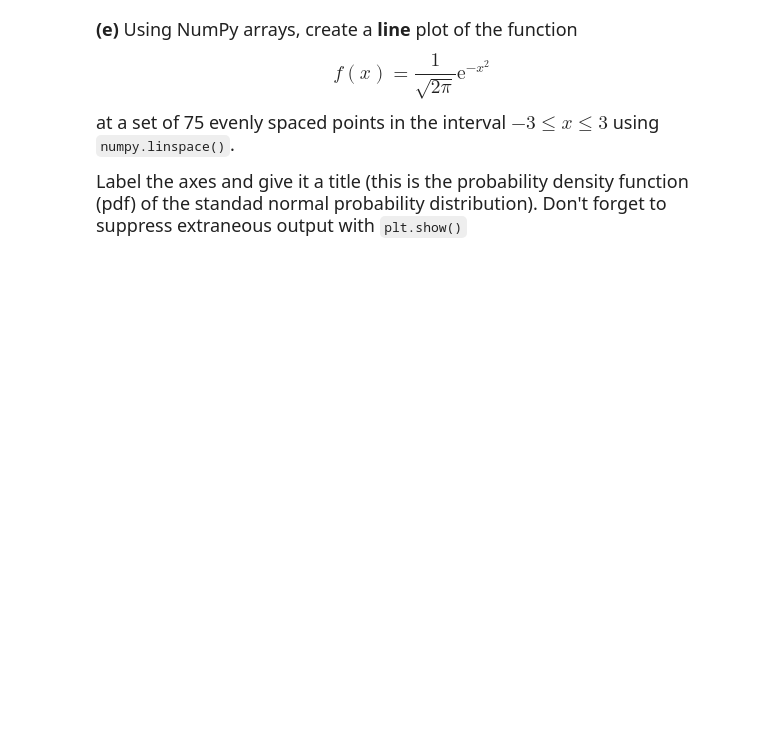
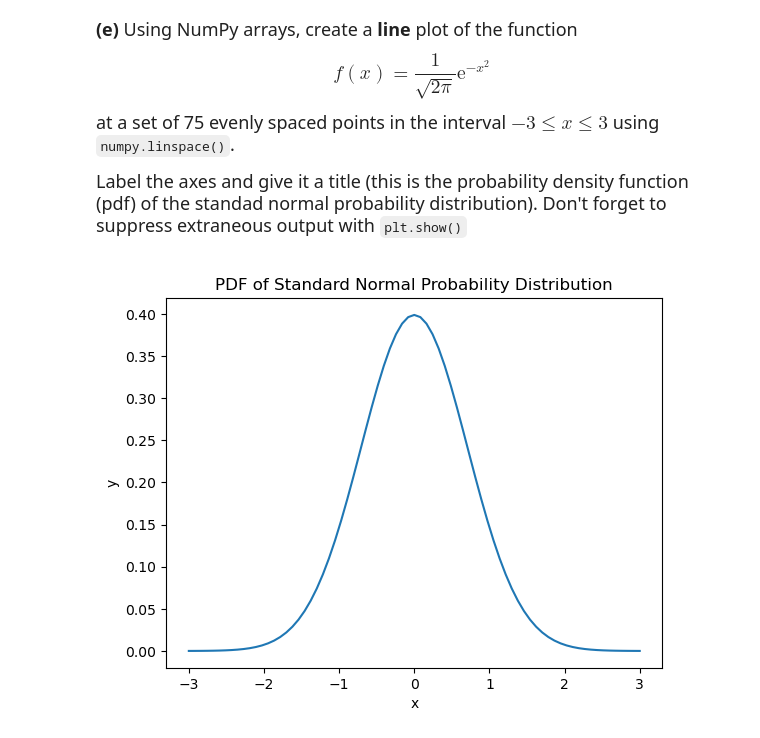
Before and after one commit to sjpu0212/datasci151fall2026, a Jupyter notebook: _assignments/assignment_3/Assignment3.ipynb, the cells around one changed output. Saved outputs shown, nothing was run; the diff lists cells and outputs as text; code cells hidden in the pictures; blank space fills up the shorter version.

```diff
--- a/_assignments/assignment_3/Assignment3.ipynb
+++ b/_assignments/assignment_3/Assignment3.ipynb
@@ -163,3 +185,14 @@ at a set of 75 evenly spaced points in the interval $-3 \leq x \leq 3$ using `nu
 Label the axes and give it a title (this is the probability density function (pdf) of the standad normal probability distribution). Don't forget to suppress extraneous output with `plt.show()`
 # %%
 # your code here
+x = np.linspace(-3,3, 75)
+y = (1 / np.sqrt(2*np.pi)) * np.e**(-1 * x**2)
+
+import matplotlib.pyplot as plt
+plt.plot(x, y)
+plt.title('PDF of Standard Normal Probability Distribution')
+plt.xlabel('x')
+plt.ylabel('y')
+plt.show()
+# %% [output]
+[figure, added]
```
Also changed, not shown: parts of 5 cells of this notebook.
